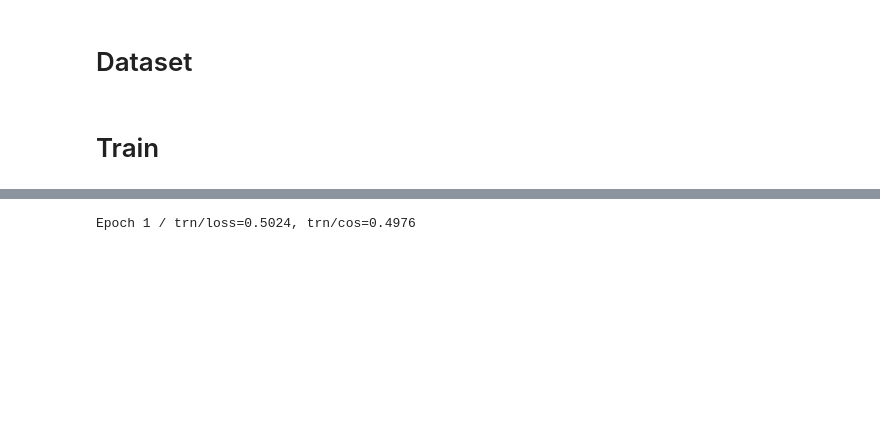
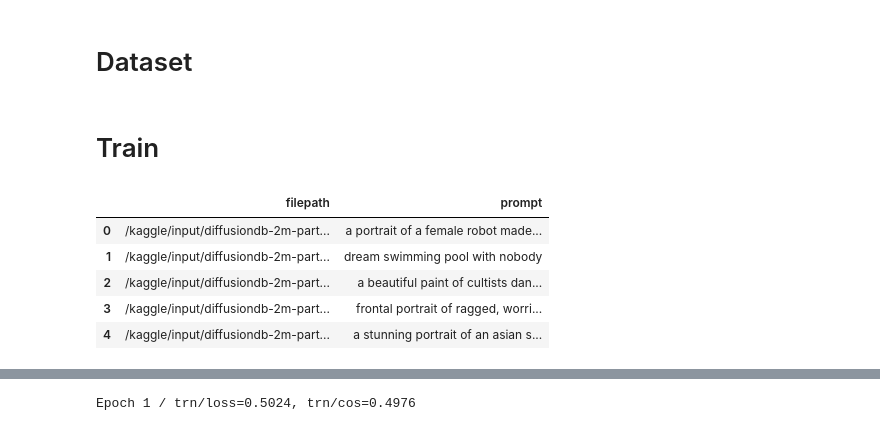
Before and after one commit to juncollin/StableDiffusionTrain, a Jupyter notebook: stable-diffusion-vit-baseline-train.ipynb, the cells around one changed output, grey strips where cells are left out. Cells and saved outputs as stored; diff of their text form; code cells hidden in the pictures; blank space fills up the shorter version.

```diff
--- a/stable-diffusion-vit-baseline-train.ipynb
+++ b/stable-diffusion-vit-baseline-train.ipynb
@@ -333,3 +376,13 @@ def train(
         if val_meters['cos'].avg > best_score:
             best_score = val_meters['cos'].avg
             torch.save(model.state_dict(), f'{model_name}.pth')
+# %%
+df = pd.read_csv('./diffusiondb-data-cleansing/diffusiondb.csv')
+df.head()
+# %% [output]
+|  | filepath | prompt |
+| 0 | /kaggle/input/diffusiondb-2m-part... | a portrait of a female robot made... |
+| 1 | /kaggle/input/diffusiondb-2m-part... | dream swimming pool with nobody |
+| 2 | /kaggle/input/diffusiondb-2m-part... | a beautiful paint of cultists dan... |
+| 3 | /kaggle/input/diffusiondb-2m-part... | frontal portrait of ragged, worri... |
+| 4 | /kaggle/input/diffusiondb-2m-part... | a stunning portrait of an asian s... |
```
Also changed, not shown: parts of 13 cells of this notebook.
